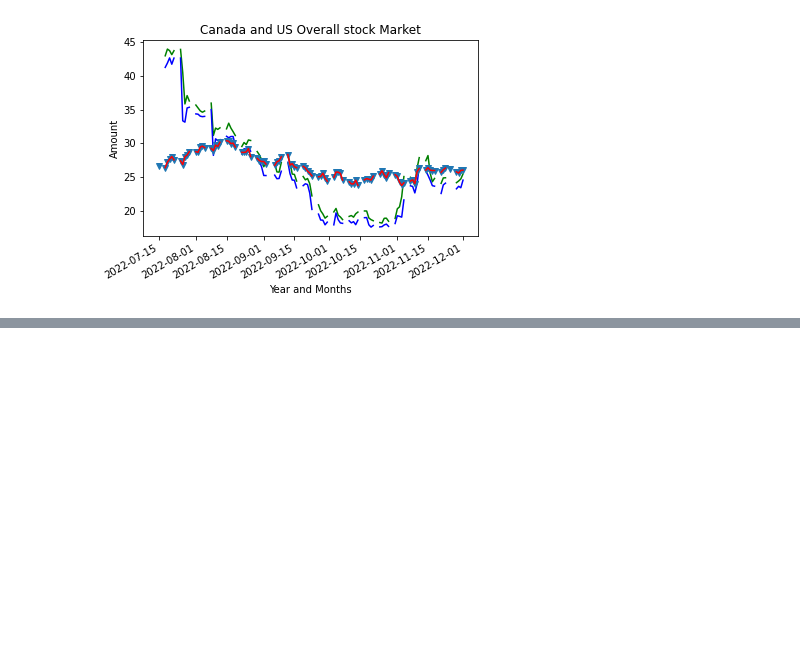
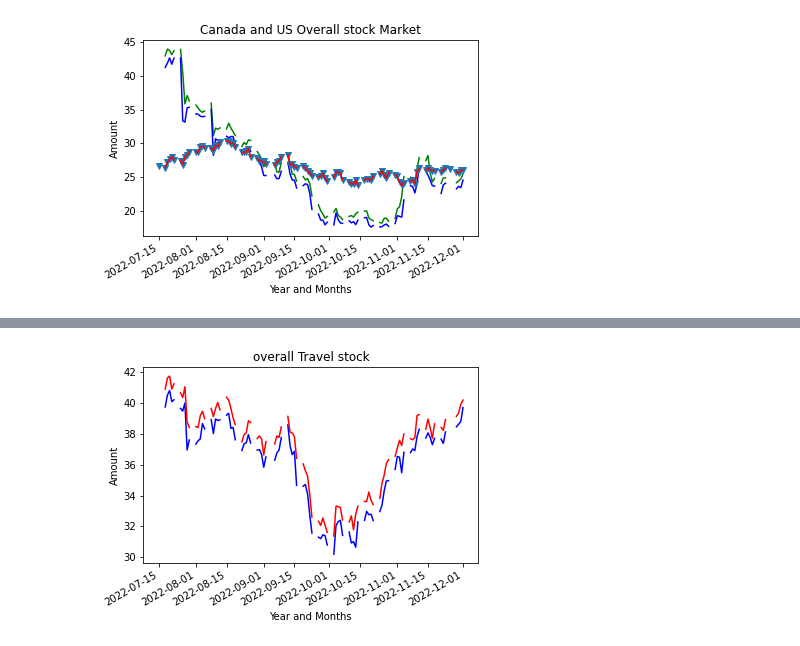
Before and after one commit to AIDA-Saskatchewan-polytechnic/Final_project_by_Naveen-Nilesh, a Jupyter notebook: Source/final_project.ipynb, the cells around one changed output, grey strips where cells are left out. Saved outputs shown, nothing was run; the diff lists cells and outputs as text; code cells hidden in the pictures; blank space fills up the shorter version.

```diff
--- a/Source/final_project.ipynb
+++ b/Source/final_project.ipynb
@@ -613,0 +640,13 @@ plt.show()
+# %%
+fig = plt.figure()
+plt.plot_date(dataFrame_Merged_COVID_Stock['date'],dataFrame_Merged_COVID_Stock['travel_low'],'b-')
+plt.plot_date(dataFrame_Merged_COVID_Stock['date'],dataFrame_Merged_COVID_Stock['travel_high'],'r-')
+
+plt.title("overall Travel stock")
+plt.xlabel("Year and Months")
+plt.ylabel("Amount")
+
+fig.autofmt_xdate()
+plt.show()
+# %% [output]
+[figure, added]
```
Also changed, not shown: parts of 2 cells of this notebook.
